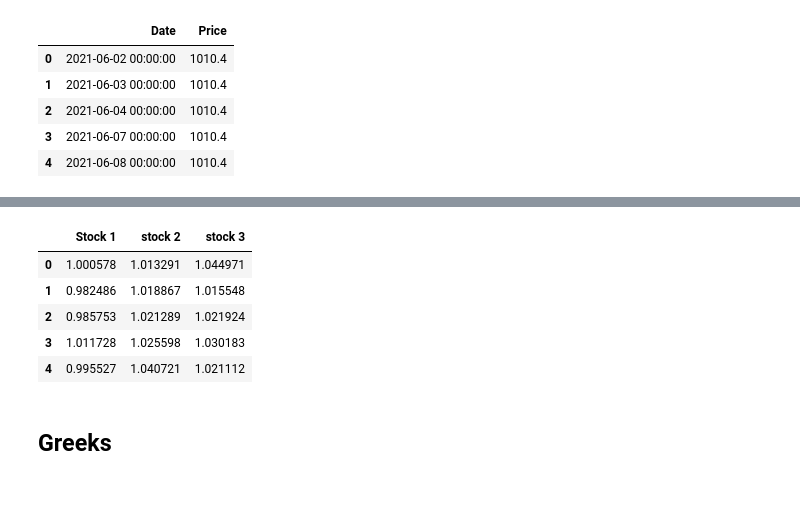
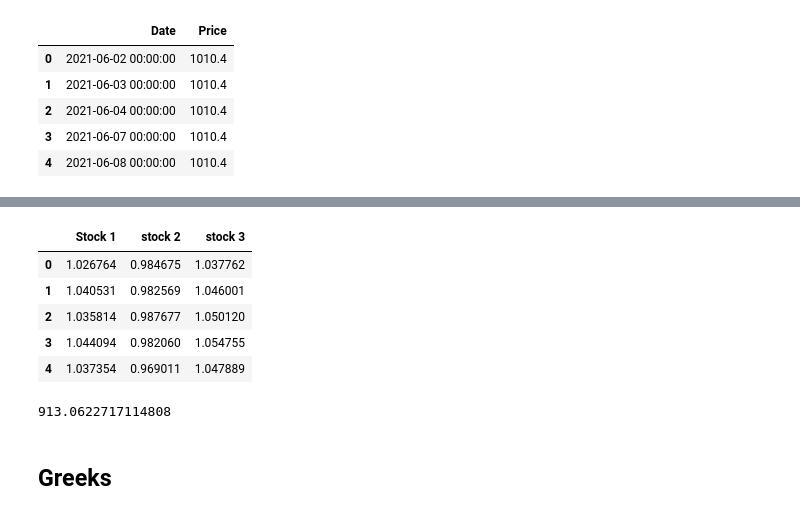
Before and after one commit to majulahsingapuri/Simulation-in-Finance, a Jupyter notebook: sim.ipynb, the cells around one changed output, grey strips where cells are left out. Drawn from its saved outputs; the diff is of its cells as text; code cells hidden in the pictures.

```diff
--- a/sim.ipynb
+++ b/sim.ipynb
@@ -208,23 +142,25 @@ def n_path_sim(asset_hist, Nsim, t, r, dt, p, m, sim_func, var_reduction=None):
             S0, Sigma = get_simulation_params(asset_hist, t, dt)
             paths[i], paths[Nsim + i] = sim_func(S0, r, Sigma, dt, remaining_steps, p)
 
-    elif var_reduction == "ss":
-        n_stratas = 5  # hardcode number of stratas (we will not vary)
-        hist = np.repeat(asset_hist[252: 252+t].T[:, :, np.newaxis], Nsim, axis=2)
-        hist = np.moveaxis(hist, -1, 0)
-        paths = np.zeros(shape=(Nsim, p, remaining_steps))
-        for i in range(Nsim):
-            S0, Sigma = get_simulation_params(asset_hist, t, dt)
-            paths[i] = sim_func(S0, r, Sigma, dt, remaining_steps, p, n_stratas)
-
     elif var_reduction == "emc":
         hist = np.repeat(asset_hist[252: 252+t].T[:, :, np.newaxis], Nsim, axis=2)
         hist = np.moveaxis(hist, -1, 0)
         paths = np.zeros(shape=(Nsim, p, remaining_steps))
+        Z = np.zeros(shape=(Nsim, p, remaining_steps))
+        Z0 = np.zeros(shape=(p, remaining_steps))
+        paths_star = np.zeros(shape=(Nsim, p, remaining_steps))
         for i in range(Nsim):
             S0, Sigma = get_simulation_params(asset_hist, t, dt)
             paths[i] = sim_func(S0, r, Sigma, dt, remaining_steps, p)
 
+        paths_star[:, :, 0] = S0
+        for step in range(1, remaining_steps):
+            Z[:, :, step] = paths_star[:, :, step-1] * ( paths[:, :, step] / paths[:, :, step-1])
+            Z0[:, step] = np.exp(-r * step) * np.mean(Z[:, :, step], axis=0)
+            paths_star[:, :, step] = S0 * ( Z[:, :, step] / Z0[:, step] )
+
+        paths = paths_star
+
     # get historical prices up to current time step
     paths = np.concatenate((hist, paths), axis=2)
     return paths
@@ -335,5 +265,13 @@ assets_df.loc[lifetime[0]:].plot()
 [figure]
 # %%
-S0, Sigma = get_simulation_params(asset_hist, 30, dt)
-test_paths = n_path_sim(asset_hist, 10, 0, 0.0001, 1/252, 3, m, multi_asset_GBM)
-print(test_paths.shape)
+S0, Sigma = get_simulation_params(asset_hist, 5, dt)
+test_paths = n_path_sim(
+    asset_hist=asset_hist,
+    Nsim=10,
+    t=5,
+    r=0.0001,
+    dt=1/252,
+    p=3,
+    m=m,
+    sim_func=multi_asset_GBM,
+    var_reduction="emc")
@@ -359,20 +278,19 @@ assets_df/assets_df.iloc[252]
-# %%
-test_paths = n_path_sim(asset_hist, 10, 0, 0.0001, 1/252, 3, m, multi_asset_GBM_ss, "ss")
-# %%
-start_date="2021-05-25"
-plot_simulations(assets_df/assets_df.loc[start_date], start_date, 10, test_paths, stock=0)
 # %%
-test_df = pd.DataFrame(data=test_paths.T, columns=["Stock 1", "stock 2", "stock 3"])
+test_df = pd.DataFrame(data=test_paths[9].T, columns=["Stock 1", "stock 2", "stock 3"])
 test_df.head()
 # %% [output]
 |  | Stock 1 | stock 2 | stock 3 |
-| 0 | 1.000578 | 1.013291 | 1.044971 |
-| 1 | 0.982486 | 1.018867 | 1.015548 |
-| 2 | 0.985753 | 1.021289 | 1.021924 |
-| 3 | 1.011728 | 1.025598 | 1.030183 |
-| 4 | 0.995527 | 1.040721 | 1.021112 |
+| 0 | 1.026764 | 0.984675 | 1.037762 |
+| 1 | 1.040531 | 0.982569 | 1.046001 |
+| 2 | 1.035814 | 0.987677 | 1.050120 |
+| 3 | 1.044094 | 0.982060 | 1.054755 |
+| 4 | 1.037354 | 0.969011 | 1.047889 |
 # %%
 px.line(test_df)
+# %%
+expected_payoff(payoff(test_paths, K, Barrier, m-5), r=0.0001, T=T, t=5*dt)
+# %% [output]
+913.0622717114808
 # %%
 # ROLLING WINDOW OVER ENTIRE LIFETIME
 # uses newest asset prices on current day to get expected payoff for that day
```
Also changed, not shown: parts of 14 cells of this notebook, 6 other files.
